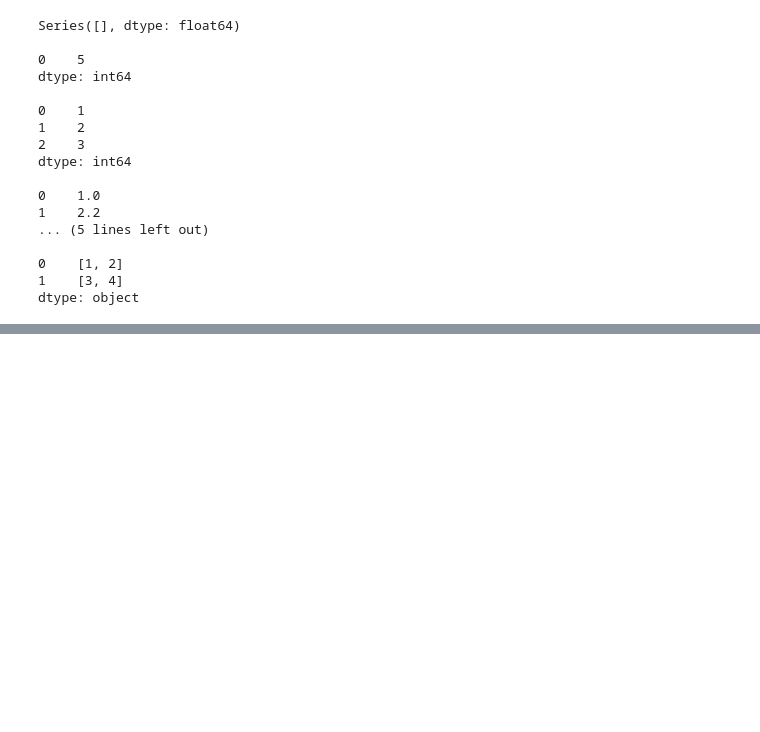
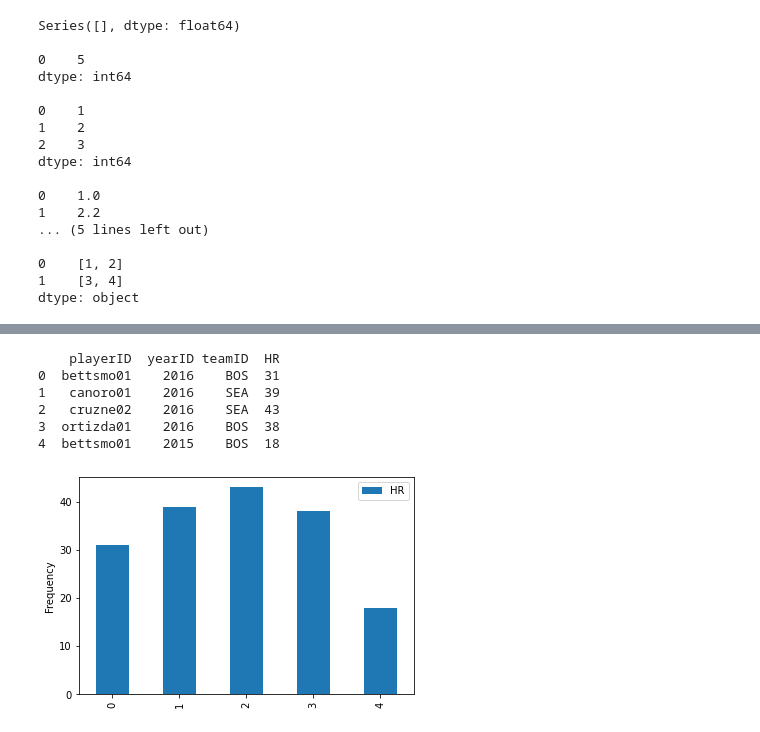
Before and after one commit to Nuke0140/python_machine_learning, a Jupyter notebook: educative machine learning/02_Data Analysis with pandas .ipynb, the cells around one changed output, grey strips where cells are left out. Cells and saved outputs as stored; diff of their text form; code cells hidden in the pictures; blank space fills up the shorter version.

```diff
--- a/educative machine learning/02_Data Analysis with pandas .ipynb
+++ b/educative machine learning/02_Data Analysis with pandas .ipynb
@@ -64,0 +931,15 @@ dtype: object
+# %%
+# predefined df
+print('{}\n'.format(df))
+
+df.plot(kind='bar',y='HR')
+plt.ylabel('Frequency')
+plt.show()
+# %% [output]
+    playerID  yearID teamID  HR
+0  bettsmo01    2016    BOS  31
+1   canoro01    2016    SEA  39
+2   cruzne02    2016    SEA  43
+3  ortizda01    2016    BOS  38
+4  bettsmo01    2015    BOS  18
+[figure, added]
```
Also changed, not shown: parts of 51 cells of this notebook, 13 other files.
